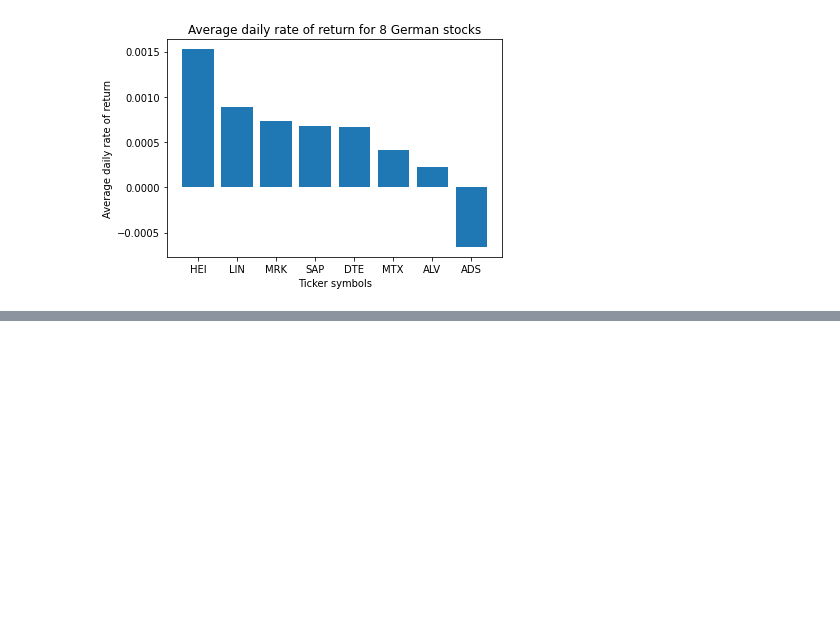
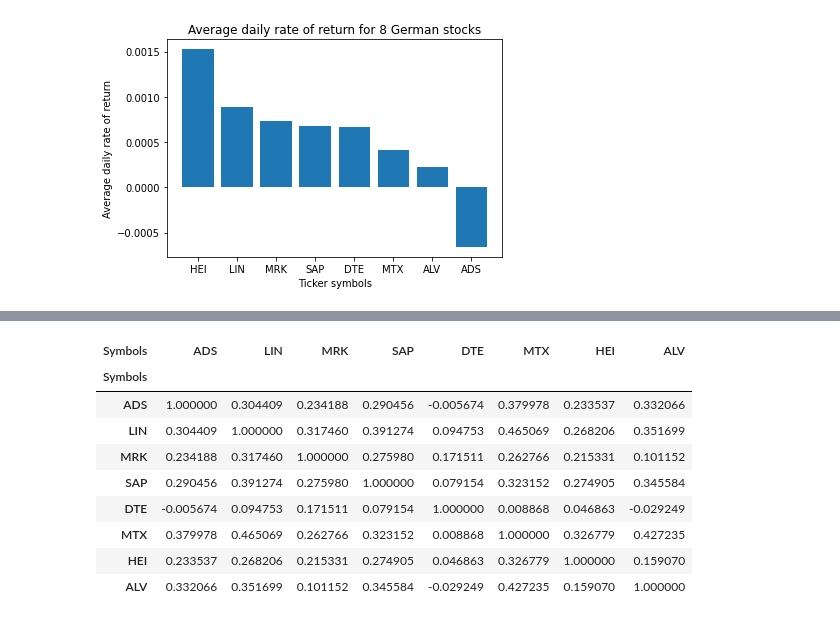
Before and after one commit to JoBe10/Mean_Variance_Portfolio_Optimisation, a Jupyter notebook: DAX_Analysis.ipynb, the cells around one changed output, grey strips where cells are left out. Saved outputs shown, nothing was run; the diff lists cells and outputs as text; code cells hidden in the pictures; blank space fills up the shorter version.

```diff
--- a/DAX_Analysis.ipynb
+++ b/DAX_Analysis.ipynb
@@ -155,0 +171,15 @@ Text(0.5, 1.0, 'Average daily rate of return for 8 German stocks')
+# %%
+# Alos have a look at correlation
+corr_matrix = daily_ror.corr()
+corr_matrix
+# %% [output]
+| Symbols | ADS | LIN | MRK | SAP | DTE | MTX | HEI | ALV |
+| Symbols |  |  |  |  |  |  |  |  |
+| ADS | 1.000000 | 0.304409 | 0.234188 | 0.290456 | -0.005674 | 0.379978 | 0.233537 | 0.332066 |
+| LIN | 0.304409 | 1.000000 | 0.317460 | 0.391274 | 0.094753 | 0.465069 | 0.268206 | 0.351699 |
+| MRK | 0.234188 | 0.317460 | 1.000000 | 0.275980 | 0.171511 | 0.262766 | 0.215331 | 0.101152 |
+| SAP | 0.290456 | 0.391274 | 0.275980 | 1.000000 | 0.079154 | 0.323152 | 0.274905 | 0.345584 |
+| DTE | -0.005674 | 0.094753 | 0.171511 | 0.079154 | 1.000000 | 0.008868 | 0.046863 | -0.029249 |
+| MTX | 0.379978 | 0.465069 | 0.262766 | 0.323152 | 0.008868 | 1.000000 | 0.326779 | 0.427235 |
+| HEI | 0.233537 | 0.268206 | 0.215331 | 0.274905 | 0.046863 | 0.326779 | 1.000000 | 0.159070 |
+| ALV | 0.332066 | 0.351699 | 0.101152 | 0.345584 | -0.029249 | 0.427235 | 0.159070 | 1.000000 |
```
Also changed, not shown: parts of 5 cells of this notebook.
